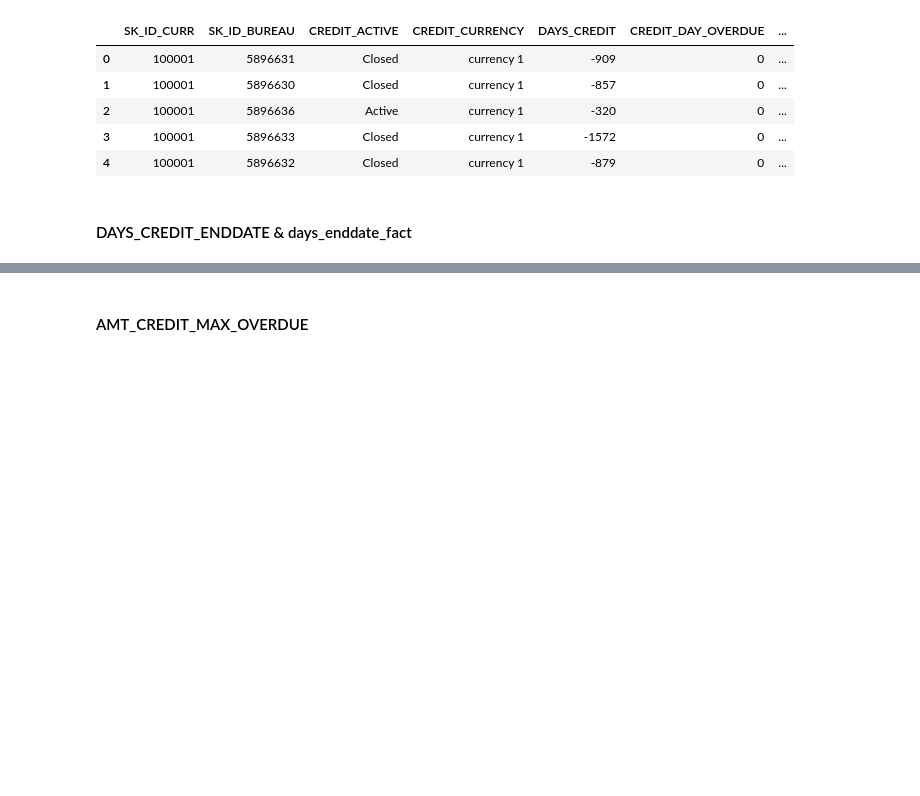
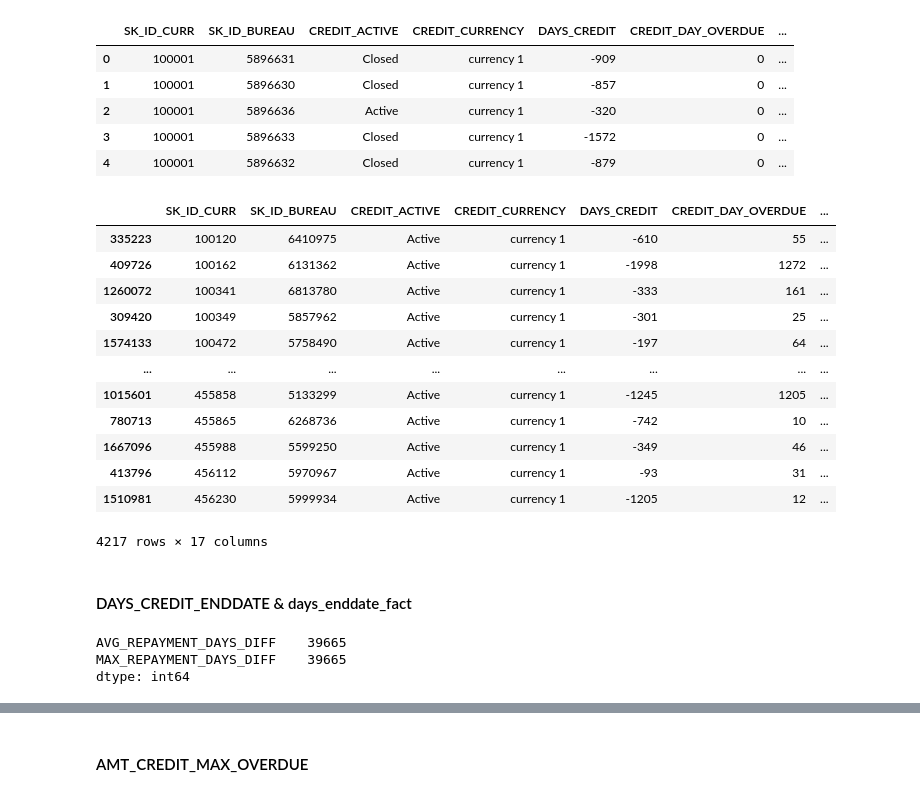
Before and after one commit to rajgurubhosale/Credit-Risk-mlops, a Jupyter notebook: notebooks/01_data_transforamtion.ipynb, the cells around one changed output, grey strips where cells are left out. Saved outputs shown, nothing was run; the diff lists cells and outputs as text; code cells hidden in the pictures; blank space fills up the shorter version.

```diff
--- a/notebooks/01_data_transforamtion.ipynb
+++ b/notebooks/01_data_transforamtion.ipynb
@@ -300,6 +282,22 @@ bureau.head()
 | 2 | 100001 | 5896636 | Active | currency 1 | -320 | 0 | ... |
 | 3 | 100001 | 5896633 | Closed | currency 1 | -1572 | 0 | ... |
 | 4 | 100001 | 5896632 | Closed | currency 1 | -879 | 0 | ... |
+# %%
+bureau[bureau['CREDIT_DAY_OVERDUE'] !=0]
+# %% [output]
+|  | SK_ID_CURR | SK_ID_BUREAU | CREDIT_ACTIVE | CREDIT_CURRENCY | DAYS_CREDIT | CREDIT_DAY_OVERDUE | ... |
+| 335223 | 100120 | 6410975 | Active | currency 1 | -610 | 55 | ... |
+| 409726 | 100162 | 6131362 | Active | currency 1 | -1998 | 1272 | ... |
+| 1260072 | 100341 | 6813780 | Active | currency 1 | -333 | 161 | ... |
+| 309420 | 100349 | 5857962 | Active | currency 1 | -301 | 25 | ... |
+| 1574133 | 100472 | 5758490 | Active | currency 1 | -197 | 64 | ... |
+| ... | ... | ... | ... | ... | ... | ... | ... |
+| 1015601 | 455858 | 5133299 | Active | currency 1 | -1245 | 1205 | ... |
+| 780713 | 455865 | 6268736 | Active | currency 1 | -742 | 10 | ... |
+| 1667096 | 455988 | 5599250 | Active | currency 1 | -349 | 46 | ... |
+| 413796 | 456112 | 5970967 | Active | currency 1 | -93 | 31 | ... |
+| 1510981 | 456230 | 5999934 | Active | currency 1 | -1205 | 12 | ... |
+4217 rows × 17 columns
 # %% [markdown]
 #### DAYS_CREDIT_ENDDATE & days_enddate_fact
 # %%
@@ -316,4 +314,15 @@ bureau.head()
 #
 # %%
 filt = bureau['CREDIT_ACTIVE'] == 'Closed'
-bureau.loc[filt,'CREDIT_REPAYMENT_DIFF'] = bureau['DAYS_ENDDATE_FACT'] - bureau['DAYS_CREDIT_ENDDATE']
+
+bureau.loc[filt,'REPAYMENT_DAYS_DIFF'] = bureau['DAYS_ENDDATE_FACT'] - bureau['DAYS_CREDIT_ENDDATE']
+
+features_df = bureau.groupby(by='SK_ID_CURR')['REPAYMENT_DAYS_DIFF'].agg(
+    AVG_REPAYMENT_DAYS_DIFF = 'mean',
+    MAX_REPAYMENT_DAYS_DIFF = 'max' )
+
+features_df
+# %% [output]
+AVG_REPAYMENT_DAYS_DIFF    39665
+MAX_REPAYMENT_DAYS_DIFF    39665
+dtype: int64
```
Also changed, not shown: parts of 72 cells of this notebook, 5 other files.
